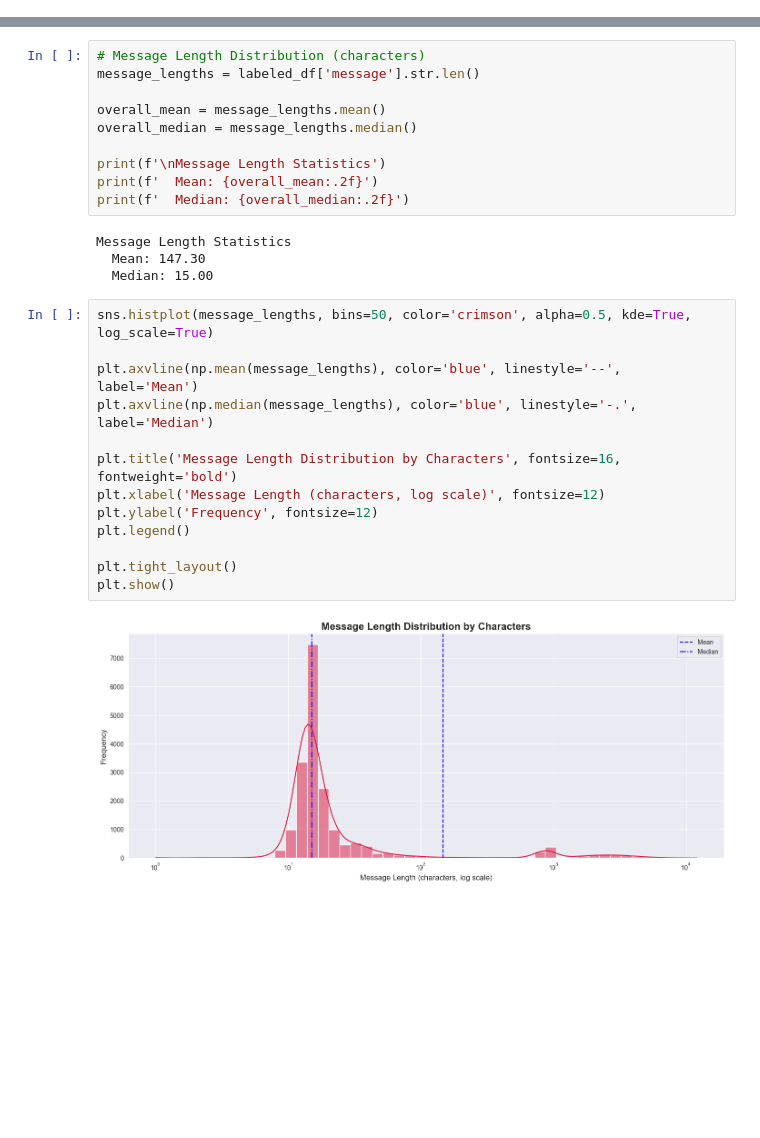
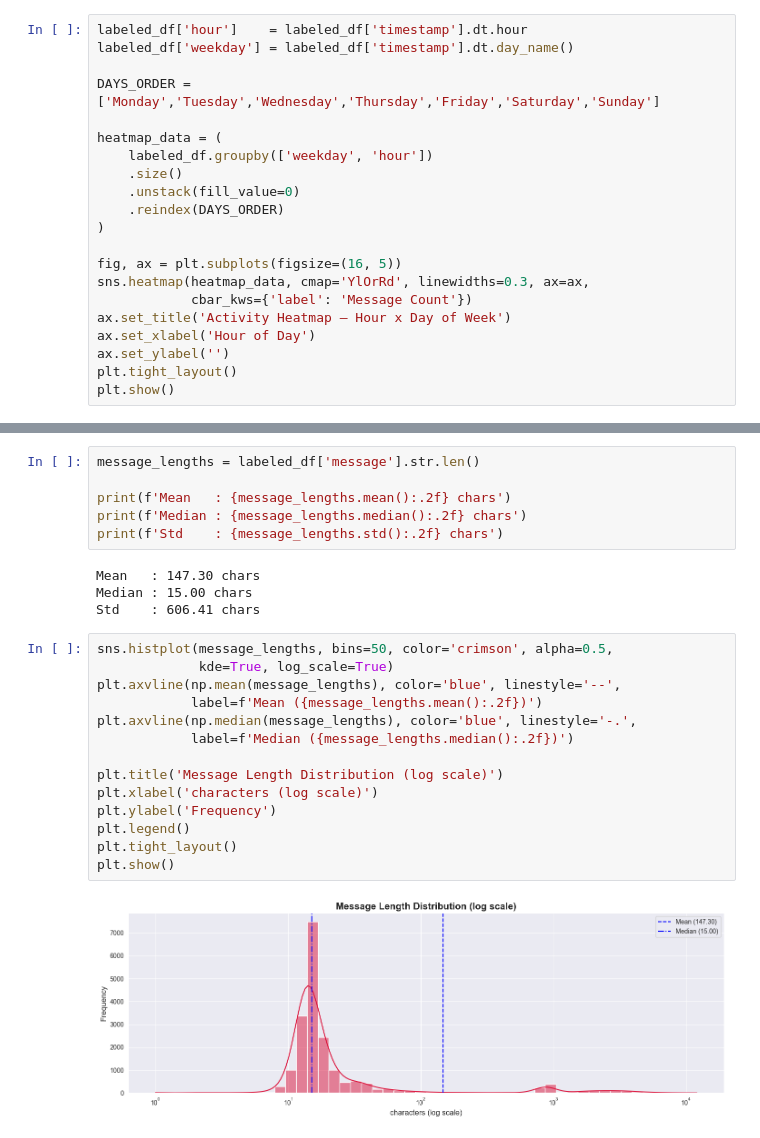
Before and after one commit to JasonYehezkiel/bible_progress_tracker, a Jupyter notebook: notebooks/01_data_exploration.ipynb, the cells around one changed output, grey strips where cells are left out. Saved outputs shown, nothing was run; the diff lists cells and outputs as text; blank space fills up the shorter version.

```diff
--- a/notebooks/01_data_exploration.ipynb
+++ b/notebooks/01_data_exploration.ipynb
@@ -160,0 +198,21 @@ plt.show()
+# %%
+labeled_df['hour']    = labeled_df['timestamp'].dt.hour
+labeled_df['weekday'] = labeled_df['timestamp'].dt.day_name()
+
+DAYS_ORDER = ['Monday','Tuesday','Wednesday','Thursday','Friday','Saturday','Sunday']
+
+heatmap_data = (
+    labeled_df.groupby(['weekday', 'hour'])
+    .size()
+    .unstack(fill_value=0)
+    .reindex(DAYS_ORDER)
+)
+
+fig, ax = plt.subplots(figsize=(16, 5))
+sns.heatmap(heatmap_data, cmap='YlOrRd', linewidths=0.3, ax=ax,
+            cbar_kws={'label': 'Message Count'})
+ax.set_title('Activity Heatmap — Hour x Day of Week')
+ax.set_xlabel('Hour of Day')
+ax.set_ylabel('')
+plt.tight_layout()
+plt.show()
@@ -161,29 +226,26 @@ plt.show()
 # %%
-# Message Length Distribution (characters)
 message_lengths = labeled_df['message'].str.len()
 
-overall_mean = message_lengths.mean()
-overall_median = message_lengths.median()
-
-print(f'\nMessage Length Statistics')
-print(f'  Mean: {overall_mean:.2f}')
-print(f'  Median: {overall_median:.2f}')
+print(f'Mean   : {message_lengths.mean():.2f} chars')
+print(f'Median : {message_lengths.median():.2f} chars')
+print(f'Std    : {message_lengths.std():.2f} chars')
 # %% [output]
-Message Length Statistics
-  Mean: 147.30
-  Median: 15.00
+Mean   : 147.30 chars
+Median : 15.00 chars
+Std    : 606.41 chars
 # %%
-sns.histplot(message_lengths, bins=50, color='crimson', alpha=0.5, kde=True, log_scale=True)
+sns.histplot(message_lengths, bins=50, color='crimson', alpha=0.5,
+             kde=True, log_scale=True)
+plt.axvline(np.mean(message_lengths), color='blue', linestyle='--',
+            label=f'Mean ({message_lengths.mean():.2f})')
+plt.axvline(np.median(message_lengths), color='blue', linestyle='-.',
+            label=f'Median ({message_lengths.median():.2f})')
 
-plt.axvline(np.mean(message_lengths), color='blue', linestyle='--', label='Mean')
-plt.axvline(np.median(message_lengths), color='blue', linestyle='-.', label='Median')
-
-plt.title('Message Length Distribution by Characters', fontsize=16, fontweight='bold')
-plt.xlabel('Message Length (characters, log scale)', fontsize=12)
-plt.ylabel('Frequency', fontsize=12)
+plt.title('Message Length Distribution (log scale)')
+plt.xlabel('characters (log scale)')
+plt.ylabel('Frequency')
 plt.legend()
-
 plt.tight_layout()
 plt.show()
 # %% [output]
-[figure, old version]
+[figure, new version]
```
Also changed, not shown: parts of 52 cells of this notebook, 4 other files.
